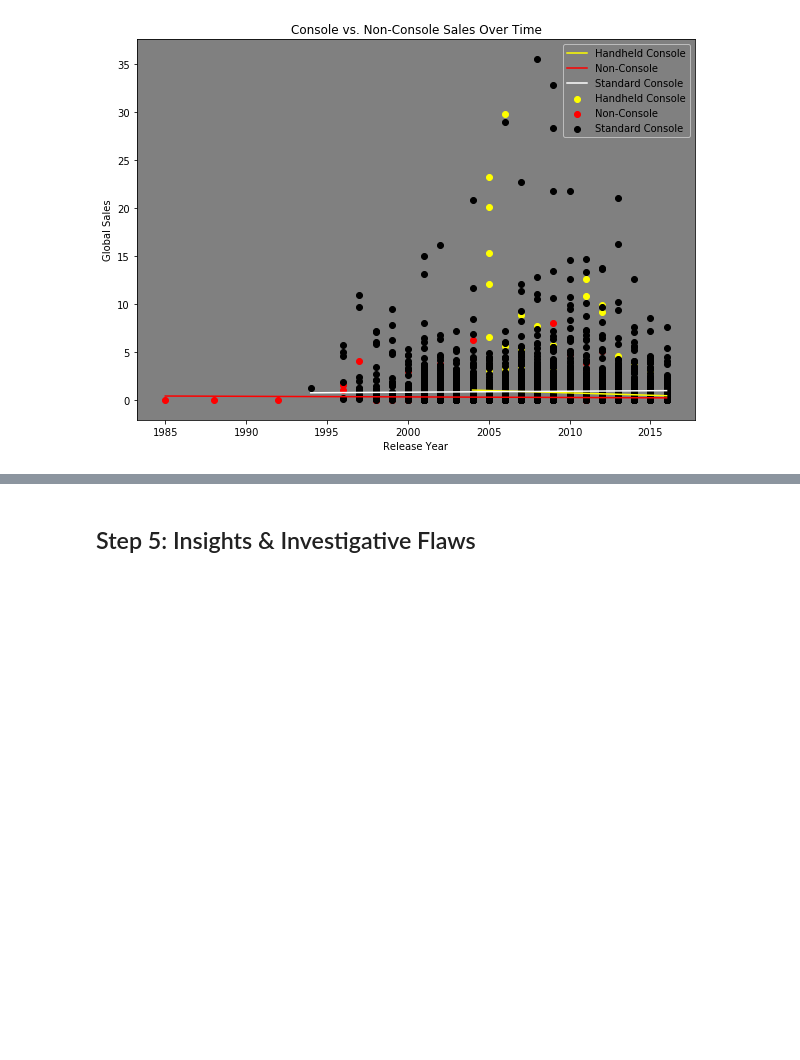
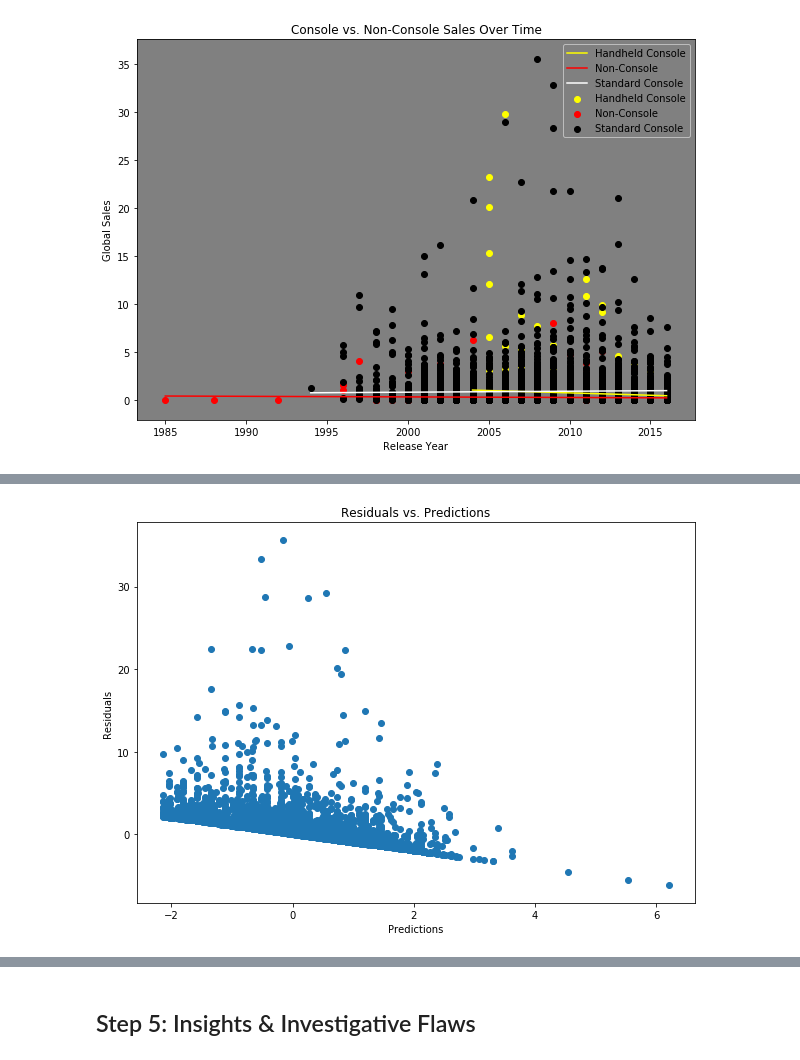
Before and after one commit to ichezhia/2017-UMD-CMSC320, a Jupyter notebook: FinalTutorial.ipynb, the cells around one changed output, grey strips where cells are left out. Saved outputs shown, nothing was run; the diff lists cells and outputs as text; code cells hidden in the pictures; blank space fills up the shorter version.

```diff
--- a/FinalTutorial.ipynb
+++ b/FinalTutorial.ipynb
@@ -361,0 +759,35 @@ compare them, we will formally do this later step remember we took out outlier
+# %%
+# empty lists
+gsl = []
+pre = []
+res = []
+
+# fill a list with all global sales
+for item in df['Global_Sales']:
+    gsl.append(float(item))
+
+# fill a list with all predictions
+for item in df['Predictions']:
+    pre.append(float(item))
+
+# set index to 0 for while loop
+i = 0
+
+# calculate each residual (actual - predicted)
+while i < len(pre):
+    res.append(gsl[i] - pre[i])
+    i += 1
+
+# new empty plot
+fig, ax = pp.subplots()
+
+# plot residuals vs. predictions
+ax.scatter(x = pre, y = res)
+
+# label axes and title
+ax.set(title = 'Residuals vs. Predictions',
+       ylabel = 'Residuals',
+       xlabel = 'Predictions',
+      );
+# %% [output]
+[figure, added]
```
Also changed, not shown: parts of 35 cells of this notebook, 1 other file.
